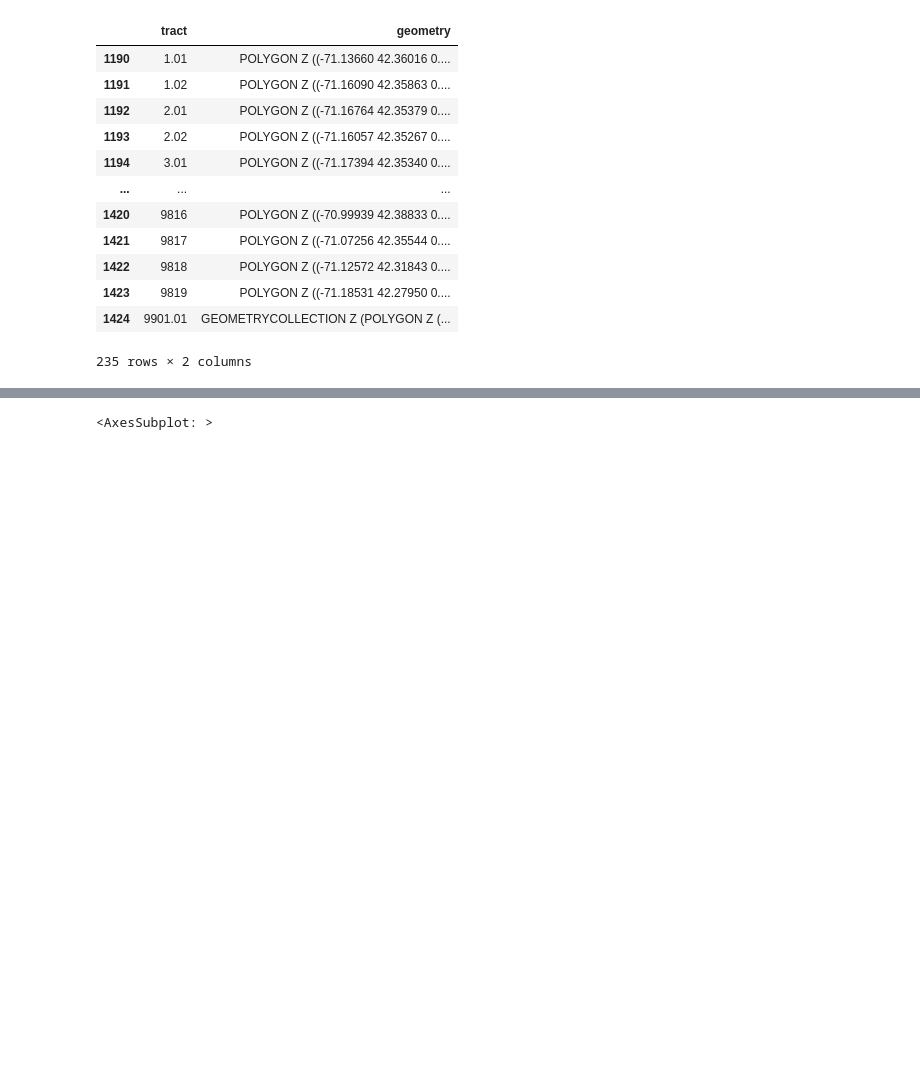
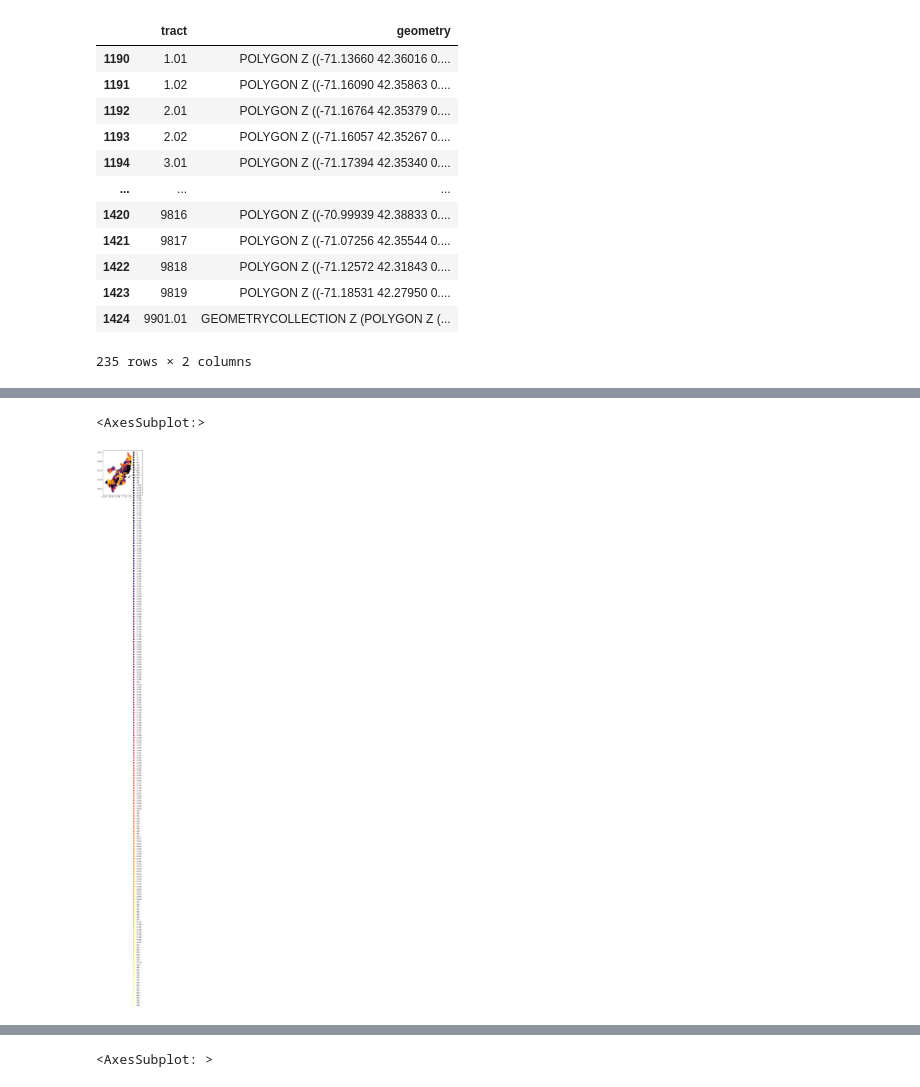
Before and after one commit to BU-Spark/ds-councilor-lara-ubi, a Jupyter notebook: spring23-team-2/maps_visuals.ipynb, the cells around one changed output, grey strips where cells are left out. Drawn from its saved outputs; the diff is of its cells as text; code cells hidden in the pictures; blank space fills up the shorter version.

Commit message:
Finished race/ethnicity graphs

```diff
--- a/spring23-team-2/maps_visuals.ipynb
+++ b/spring23-team-2/maps_visuals.ipynb
@@ -126,4 +122,22 @@ df_analysis
 235 rows × 3 columns
+# %%
+df1_analysis = gpd.GeoDataFrame(df1_analysis)
+# df_analysis.dropna(subset=['DP03_0128PE'], axis=0)
+# df_analysis.fillna(0.0)
+
+df1_analysis[1] = pd.to_numeric(
+    df1_analysis[df1_analysis.columns[0]], errors='coerce')
+
+df1_analysis.dropna()
+
+# df_analysis['geometry'].plot()
+# with plt.style.context(("seaborn", "ggplot")):
+df1_analysis.plot(df1_analysis[df1_analysis.columns[0]], legend=True, colormap='inferno')
+
+# df_analysis.to_file('data/test.geojson')
+# %% [output]
+<AxesSubplot:>
+[figure, added]
 # %%
 df_analysis = gpd.GeoDataFrame(df_analysis)
 # df_analysis.dropna(subset=['DP03_0128PE'], axis=0)
```
Also changed, not shown: parts of 8 cells of this notebook, 1 other file.
